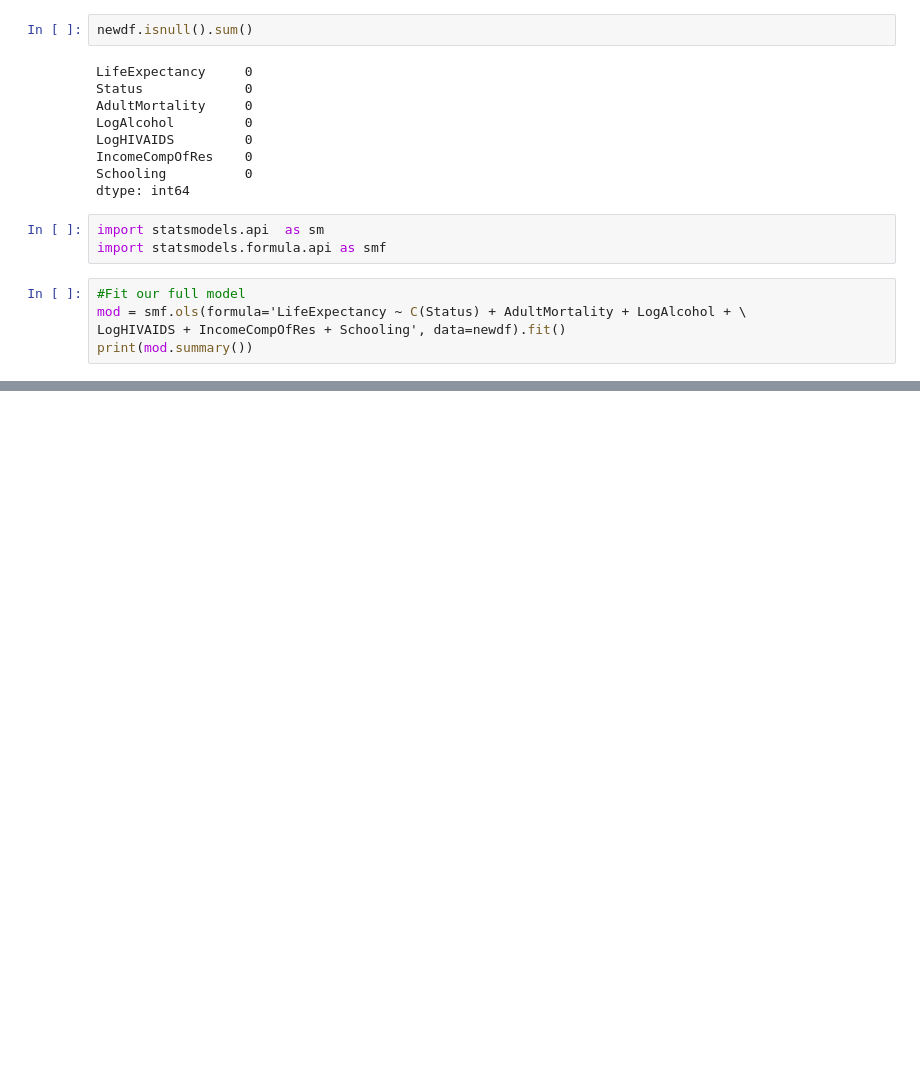
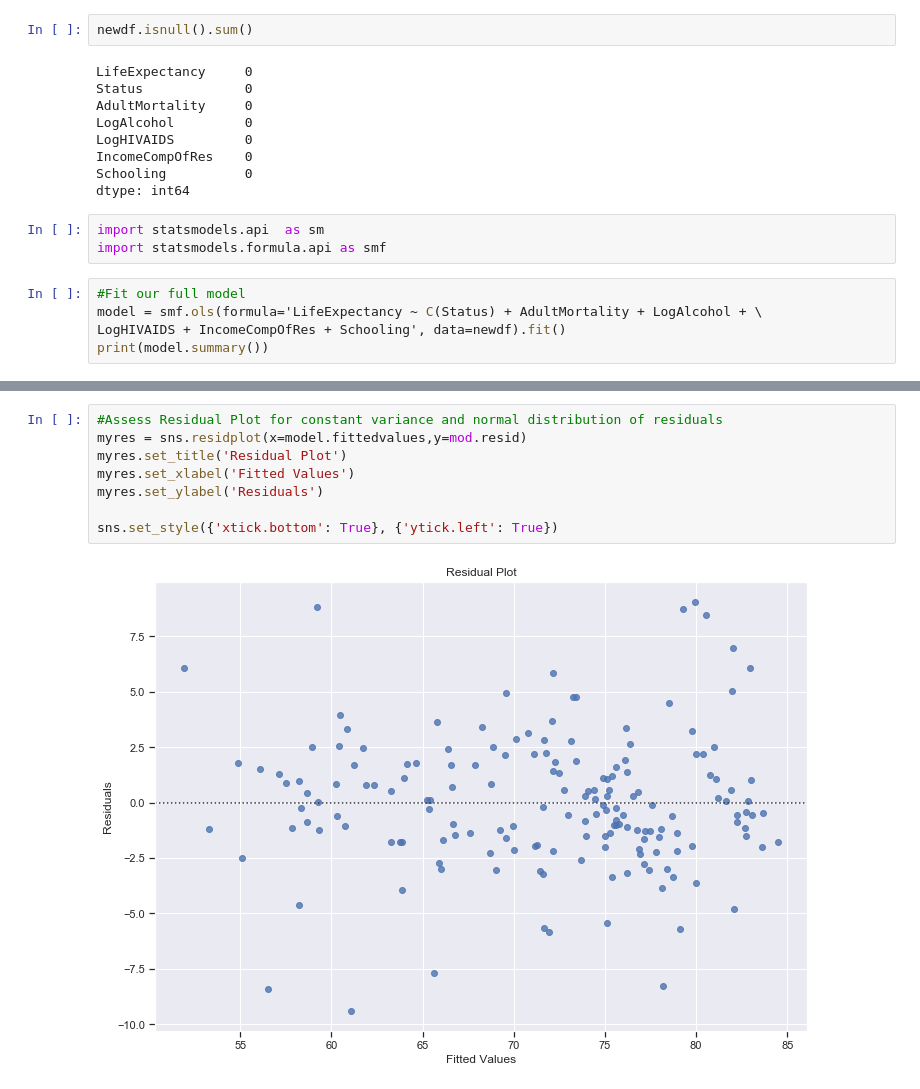
Before and after one commit to Aurian-G/WHO2014-Python-Kaggle, a Jupyter notebook: WHO2014_LE_Data.ipynb, the cells around one changed output, grey strips where cells are left out. Saved outputs shown, nothing was run; the diff lists cells and outputs as text; blank space fills up the shorter version.

```diff
--- a/WHO2014_LE_Data.ipynb
+++ b/WHO2014_LE_Data.ipynb
@@ -287,9 +275,9 @@ import statsmodels.api  as sm
 import statsmodels.formula.api as smf
 # %%
 #Fit our full model
-mod = smf.ols(formula='LifeExpectancy ~ C(Status) + AdultMortality + LogAlcohol + \
+model = smf.ols(formula='LifeExpectancy ~ C(Status) + AdultMortality + LogAlcohol + \
 LogHIVAIDS + IncomeCompOfRes + Schooling', data=newdf).fit()
-print(mod.summary())
+print(model.summary())
 # %% [output]
                             OLS Regression Results
 ==============================================================================
@@ -310,0 +335,10 @@ strong multicollinearity or other numerical problems.
+# %%
+#Assess Residual Plot for constant variance and normal distribution of residuals
+myres = sns.residplot(x=model.fittedvalues,y=mod.resid)
+myres.set_title('Residual Plot')
+myres.set_xlabel('Fitted Values')
+myres.set_ylabel('Residuals')
+
+sns.set_style({'xtick.bottom': True}, {'ytick.left': True})
+# %% [output]
+[figure, added]
```
Also changed, not shown: parts of 21 cells of this notebook.
